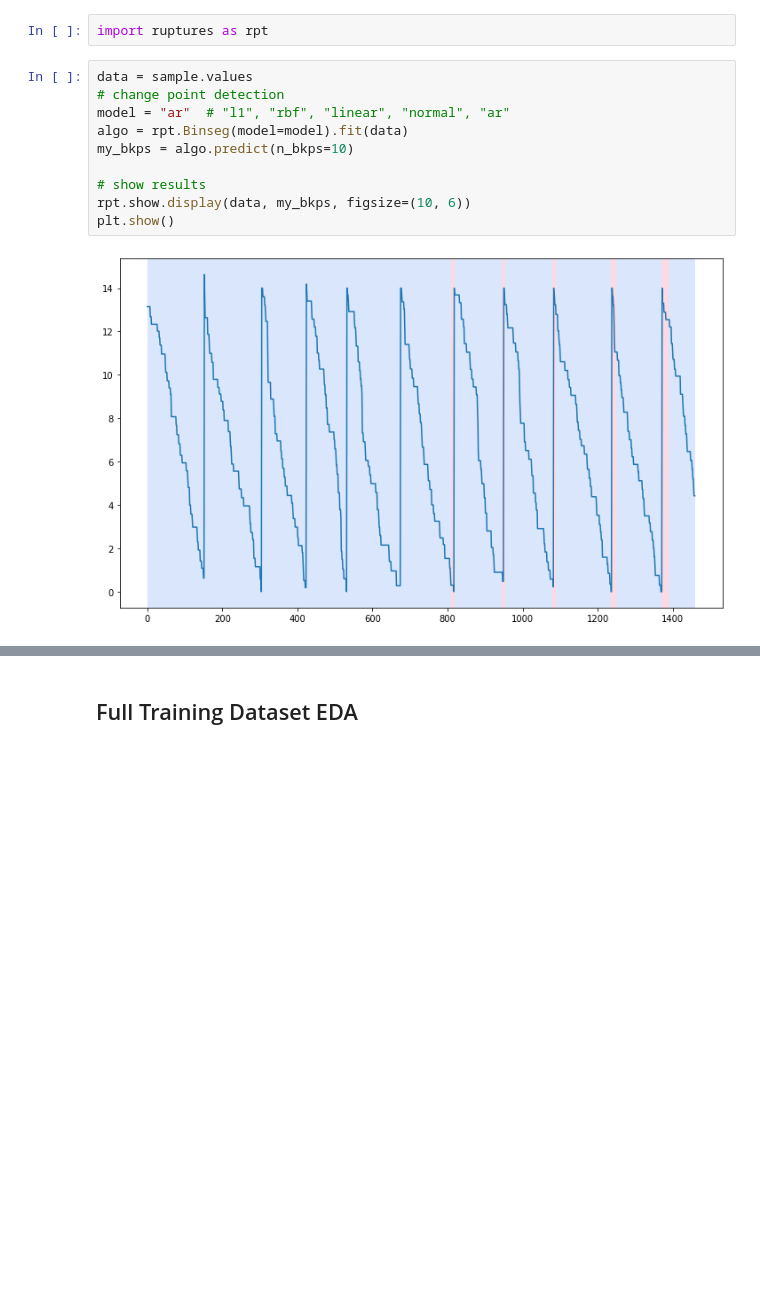
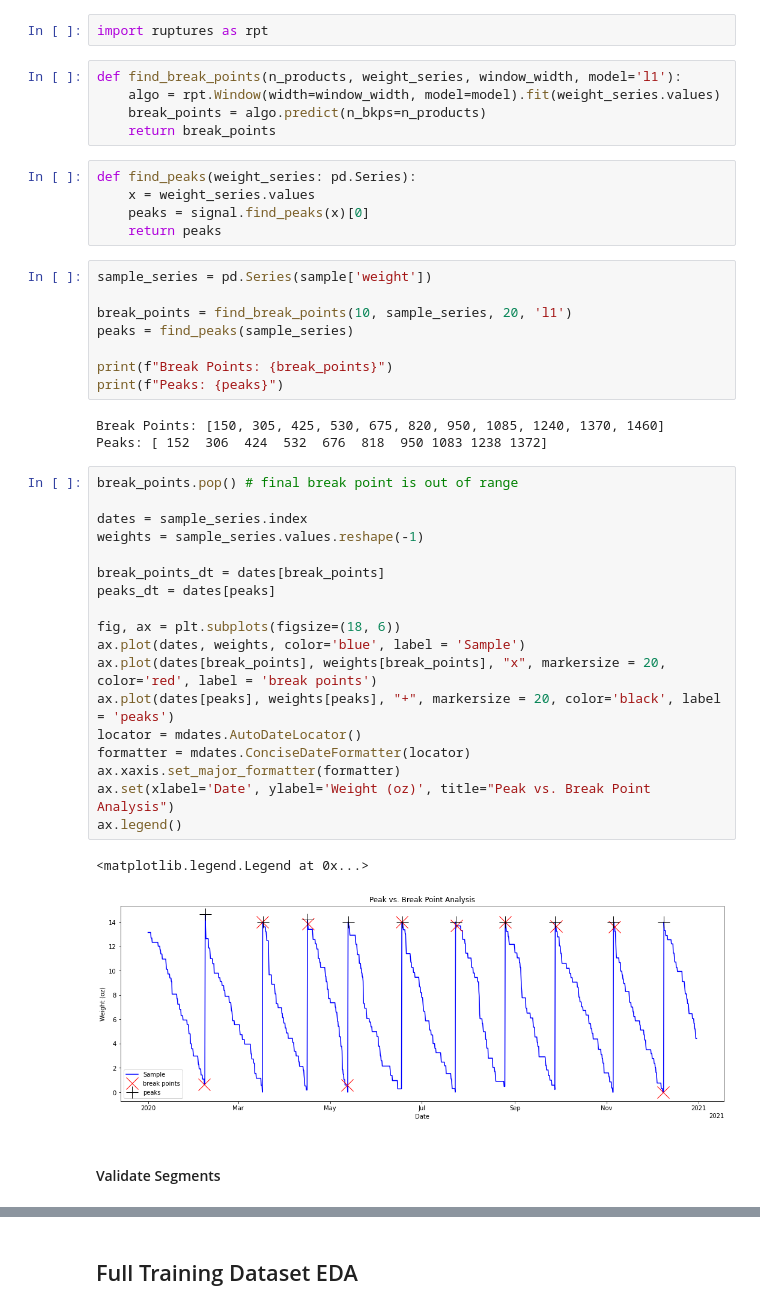
Before and after one commit to jbpauly/smart-simulation, a Jupyter notebook: smart_simulation/Notebooks/hypothesis_analysis.ipynb, the cells around one changed output, grey strips where cells are left out. Drawn from its saved outputs; the diff is of its cells as text; blank space fills up the shorter version.

Commit message:
Updates to EDA analysis

```diff
--- a/smart_simulation/Notebooks/hypothesis_analysis.ipynb
+++ b/smart_simulation/Notebooks/hypothesis_analysis.ipynb
@@ -153,15 +166,47 @@ THIS SECTION IS INCOMPLETE.
 Objective: Identify change points (resupply dates) to segment into individual product consumption periods.
 # %%
 import ruptures as rpt
-# %%
-data = sample.values
-# change point detection
-model = "ar"  # "l1", "rbf", "linear", "normal", "ar"
-algo = rpt.Binseg(model=model).fit(data)
-my_bkps = algo.predict(n_bkps=10)
-
-# show results
-rpt.show.display(data, my_bkps, figsize=(10, 6))
-plt.show()
-# %% [output]
-[figure, removed]
+# %%
+def find_break_points(n_products, weight_series, window_width, model='l1'):
+    algo = rpt.Window(width=window_width, model=model).fit(weight_series.values)
+    break_points = algo.predict(n_bkps=n_products)
+    return break_points
+# %%
+def find_peaks(weight_series: pd.Series):
+    x = weight_series.values
+    peaks = signal.find_peaks(x)[0]
+    return peaks
+# %%
+sample_series = pd.Series(sample['weight'])
+
+break_points = find_break_points(10, sample_series, 20, 'l1')
+peaks = find_peaks(sample_series)
+
+print(f"Break Points: {break_points}")
+print(f"Peaks: {peaks}")
+# %% [output]
+Break Points: [150, 305, 425, 530, 675, 820, 950, 1085, 1240, 1370, 1460]
+Peaks: [ 152  306  424  532  676  818  950 1083 1238 1372]
+# %%
+break_points.pop() # final break point is out of range
+
+dates = sample_series.index
+weights = sample_series.values.reshape(-1)
+
+break_points_dt = dates[break_points]
+peaks_dt = dates[peaks]
+
+fig, ax = plt.subplots(figsize=(18, 6))
+ax.plot(dates, weights, color='blue', label = 'Sample')
+ax.plot(dates[break_points], weights[break_points], "x", markersize = 20, color='red', label = 'break points')
+ax.plot(dates[peaks], weights[peaks], "+", markersize = 20, color='black', label = 'peaks')
+locator = mdates.AutoDateLocator()
+formatter = mdates.ConciseDateFormatter(locator)
+ax.xaxis.set_major_formatter(formatter)
+ax.set(xlabel='Date', ylabel='Weight (oz)', title="Peak vs. Break Point Analysis")
+ax.legend()
+# %% [output]
+<matplotlib.legend.Legend at 0x...>
+[figure, added]
+# %% [markdown]
+#### Validate Segments
```
Also changed, not shown: parts of 27 cells of this notebook.
